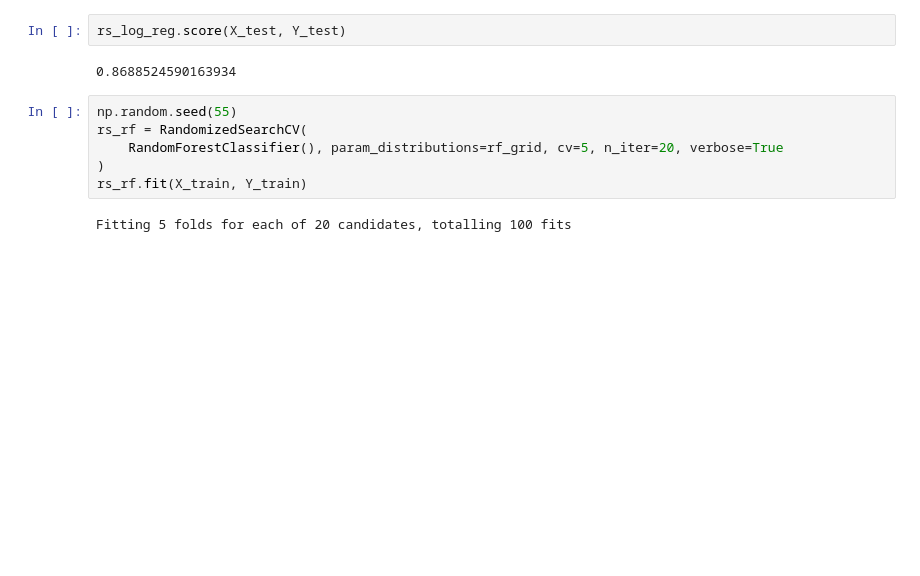
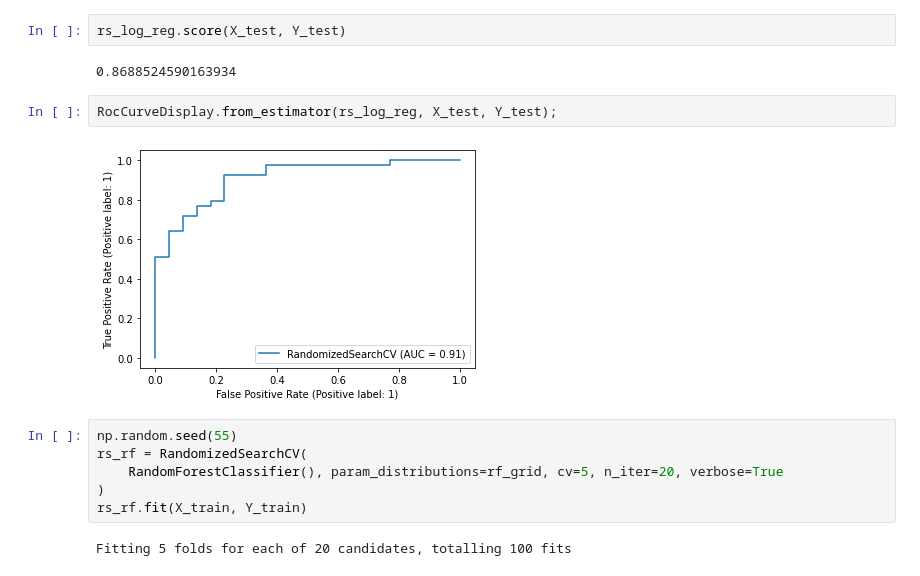
Before and after one commit to Jayk5/ML-project, a Jupyter notebook: Heart Disease detection.ipynb, the cells around one changed output. Drawn from its saved outputs; the diff is of its cells as text; blank space fills up the shorter version.

```diff
--- a/Heart Disease detection.ipynb
+++ b/Heart Disease detection.ipynb
@@ -479,6 +487,10 @@ Best score for Logistic Regression -
 rs_log_reg.score(X_test, Y_test)
 # %% [output]
 0.8688524590163934
+# %%
+RocCurveDisplay.from_estimator(rs_log_reg, X_test, Y_test);
+# %% [output]
+[figure, added]
 # %%
 np.random.seed(55)
 rs_rf = RandomizedSearchCV(
```
Also changed, not shown: parts of 15 cells of this notebook.
